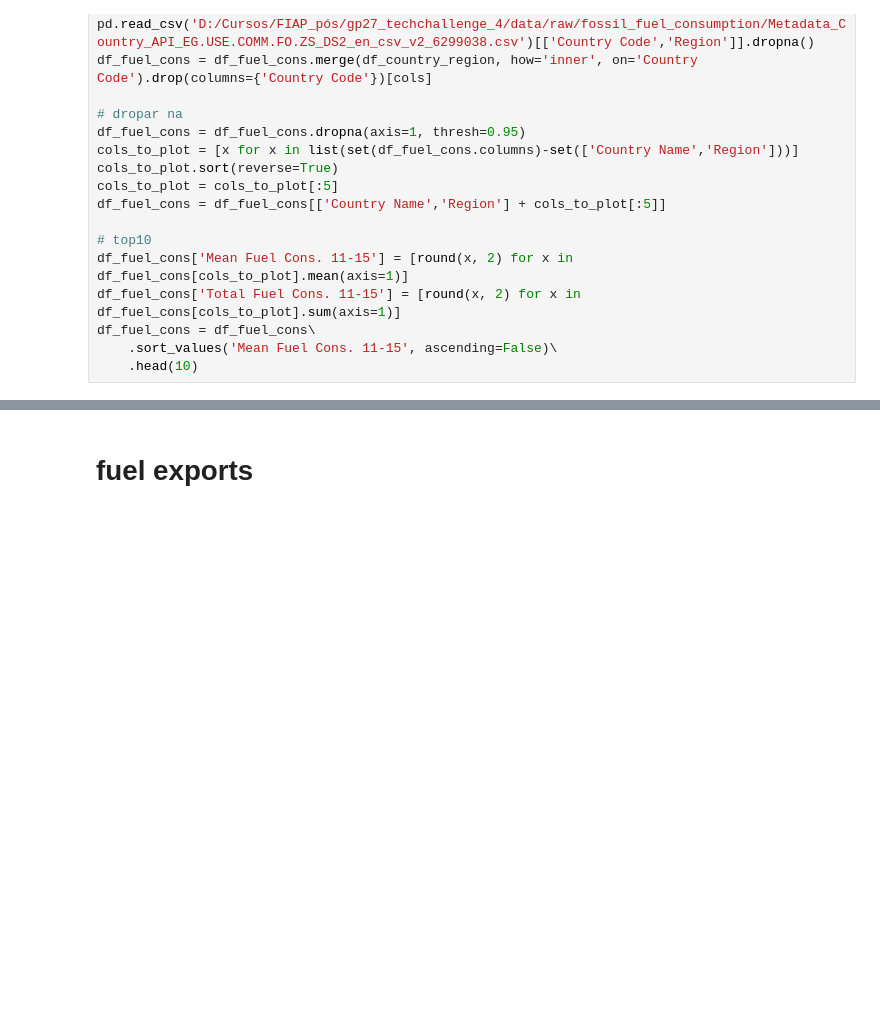
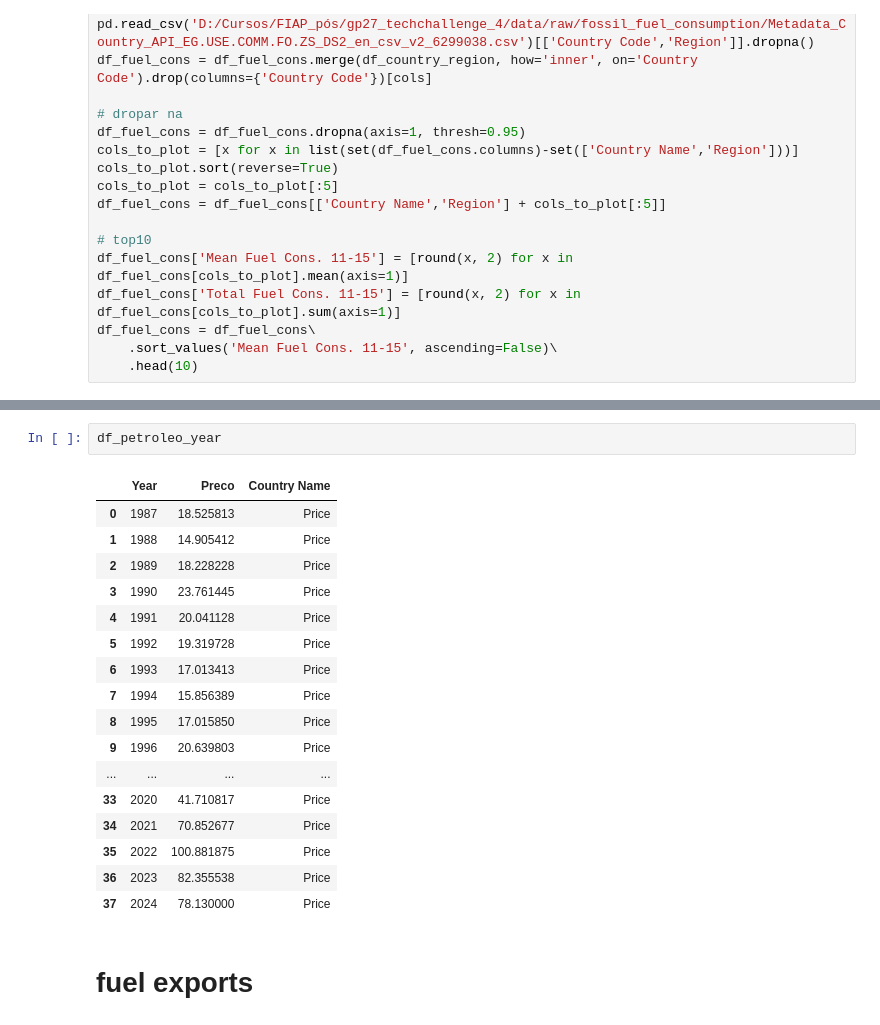
Before and after one commit to pehls/gp27_techchallenge_4, a Jupyter notebook: notebooks/002_gtrp_variaveis.ipynb, the cells around one changed output, grey strips where cells are left out. Saved outputs shown, nothing was run; the diff lists cells and outputs as text; blank space fills up the shorter version.

```diff
--- a/notebooks/002_gtrp_variaveis.ipynb
+++ b/notebooks/002_gtrp_variaveis.ipynb
@@ -349,3 +366,23 @@ df_petroleo_year.columns = [str(x) for x in df_petroleo_year.columns]
+# %%
+df_petroleo_year
+# %% [output]
+|  | Year | Preco | Country Name |
+| 0 | 1987 | 18.525813 | Price |
+| 1 | 1988 | 14.905412 | Price |
+| 2 | 1989 | 18.228228 | Price |
+| 3 | 1990 | 23.761445 | Price |
+| 4 | 1991 | 20.041128 | Price |
+| 5 | 1992 | 19.319728 | Price |
+| 6 | 1993 | 17.013413 | Price |
+| 7 | 1994 | 15.856389 | Price |
+| 8 | 1995 | 17.015850 | Price |
+| 9 | 1996 | 20.639803 | Price |
+| ... | ... | ... | ... |
+| 33 | 2020 | 41.710817 | Price |
+| 34 | 2021 | 70.852677 | Price |
+| 35 | 2022 | 100.881875 | Price |
+| 36 | 2023 | 82.355538 | Price |
+| 37 | 2024 | 78.130000 | Price |
 # %% [markdown]
 # fuel exports
 # %%
```
Also changed, not shown: parts of 3 cells of this notebook, 2 other files.
